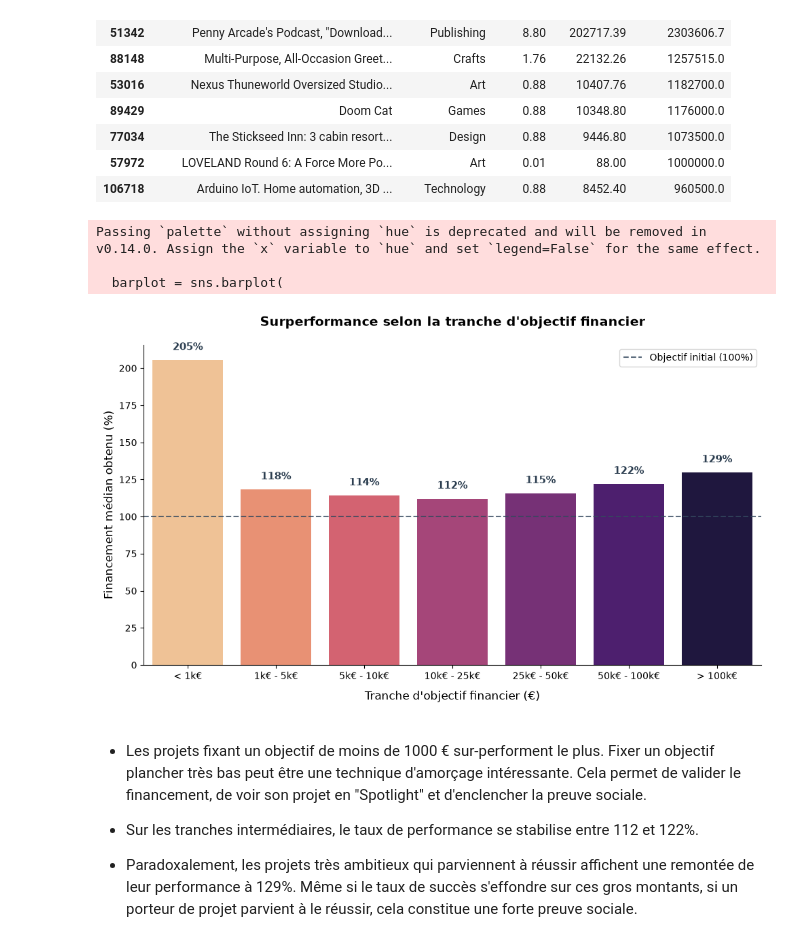
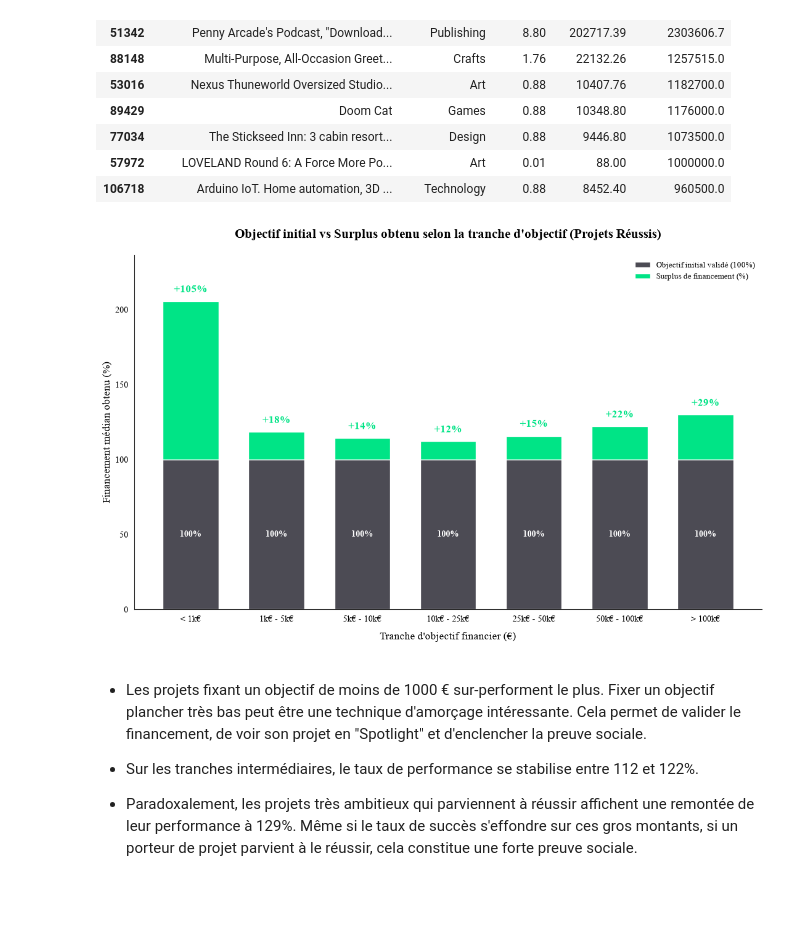
Before and after one commit to lbrdmariama/memoire-2026, a Jupyter notebook: code/analyse-exploratoire.ipynb, the cells around one changed output. Cells and saved outputs as stored; diff of their text form; code cells hidden in the pictures; blank space fills up the shorter version.

```diff
--- a/code/analyse-exploratoire.ipynb
+++ b/code/analyse-exploratoire.ipynb
@@ -393,44 +450,77 @@ display(super_funded_df[colonnes_super_funded].head(15))
 # %%
 bins_goal = [0, 1000, 5000, 10000, 25000, 50000, 100000, np.inf]
 labels_goal = ['< 1k€', '1k€ - 5k€', '5k€ - 10k€', '10k€ - 25k€', '25k€ - 50k€', '50k€ - 100k€', '> 100k€']
-
 df_success['goal_bin'] = pd.cut(df_success['goal_eur'], bins=bins_goal, labels=labels_goal)
 
+# 2. Agrégation : Financement médian obtenu
 goal_perf = df_success.groupby('goal_bin', observed=True)['percent_funded'].median().reset_index()
 
-plt.figure(figsize=(10, 6))
-colors = sns.color_palette('magma_r', len(goal_perf))
+# 3. Calculs pour le graphique empilé
+# On fixe la base à 100 (puisque tous ces projets ont réussi, ils ont au moins atteint 100%)
+goal_perf['base_100'] = 100
+# Le surplus est la différence entre le financement total et les 100% initiaux
+goal_perf['surplus_pct'] = goal_perf['percent_funded'] - 100
 
-barplot = sns.barplot(
-    data=goal_perf,
-    x='goal_bin',
-    y='percent_funded',
-    palette=colors
+# 4. Création de la figure
+plt.figure(figsize=(11, 7))
+
+# --- Tracé de la base (L'objectif validé à 100%) ---
+plt.bar(
+    goal_perf['goal_bin'],
+    goal_perf['base_100'],
+    color='#4c4b54', # Gris/Bleu foncé pour le socle
+    label="Objectif initial validé (100%)",
+    width=0.65
 )
 
+# --- Tracé du surplus (Empilé au-dessus de la base) ---
+plt.bar(
+    goal_perf['goal_bin'],
+    goal_perf['surplus_pct'],
+    bottom=goal_perf['base_100'], # On empile sur les 100%
+    color='#00e486',
+    label="Surplus de financement (%)",
+    width=0.65
+)
 
-plt.title("Surperformance selon la tranche d'objectif financier", fontsize=14, fontweight='bold', pad=20)
+# 5. Ajout des annotations de texte
+for i in range(len(goal_perf)):
+    base = goal_perf['base_100'].iloc[i]
+    surplus = goal_perf['surplus_pct'].iloc[i]
+    total = goal_perf['percent_funded'].iloc[i]
+
+    # Texte dans la barre de base (le socle)
+    plt.annotate(
+        "100%",
+        (i, base / 2),
+        ha='center', va='center',
+        fontsize=10, fontweight='bold', color='white'
+    )
+
+    # Texte au-dessus de la barre de surplus : Le +X%
+    if surplus > 0:
+        plt.annotate(
+            f"+{int(surplus)}%",
+            (i, total),
+            xytext=(0, 8), textcoords='offset points',
+            ha='center', va='bottom',
+            fontsize=12, fontweight='bold', color="#00e486"
+        )
+
+# 6. Personnalisation esthétique
+plt.title("Objectif initial vs Surplus obtenu selon la tranche d'objectif (Projets Réussis)", fontsize=15, fontweight='bold', pad=20)
 plt.xlabel("Tranche d'objectif financier (€)", fontsize=12, labelpad=10)
 plt.ylabel("Financement médian obtenu (%)", fontsize=12)
 
-plt.axhline(y=100, color='#34495e', linestyle='--', alpha=0.8, label='Objectif initial (100%)')
-plt.legend(loc='upper right')
-
-for p in barplot.patches:
-    if p.get_height() > 0:
-        plt.annotate(f"{int(p.get_height())}%",
-                     (p.get_x() + p.get_width() / 2., p.get_height()),
-                     ha='center', va='bottom', xytext=(0, 8), textcoords='offset points',
-                     fontsize=11, fontweight='bold', color='#2c3e50')
+# On ajuste l'axe Y pour laisser de la place aux annotations
+plt.ylim(0, goal_perf['percent_funded'].max() * 1.15)
 
 sns.despine()
+plt.legend(loc='upper right', frameon=False)
 plt.tight_layout()
 plt.show()
 # %% [output]
-Passing `palette` without assigning `hue` is deprecated and will be removed in v0.14.0. Assign the `x` variable to `hue` and set `legend=False` for the same effect.
-
-  barplot = sns.barplot(
-[figure, old version]
+[figure, new version]
 # %% [markdown]
 * Les projets fixant un objectif de moins de 1000 € sur-performent le plus. Fixer un objectif plancher très bas peut être une technique d'amorçage intéressante. Cela permet de valider le financement, de voir son projet en "Spotlight" et d'enclencher la preuve sociale.
 
```
Also changed, not shown: parts of 41 cells of this notebook, 1 other file.
